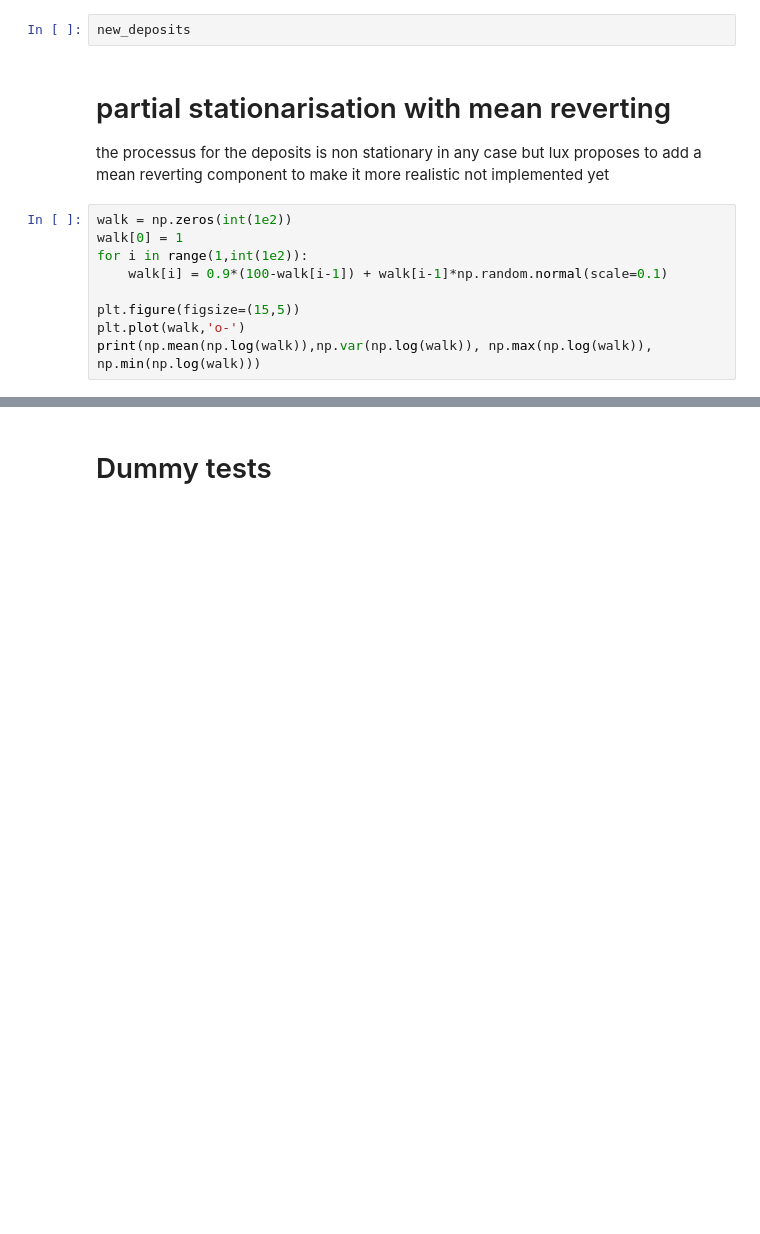
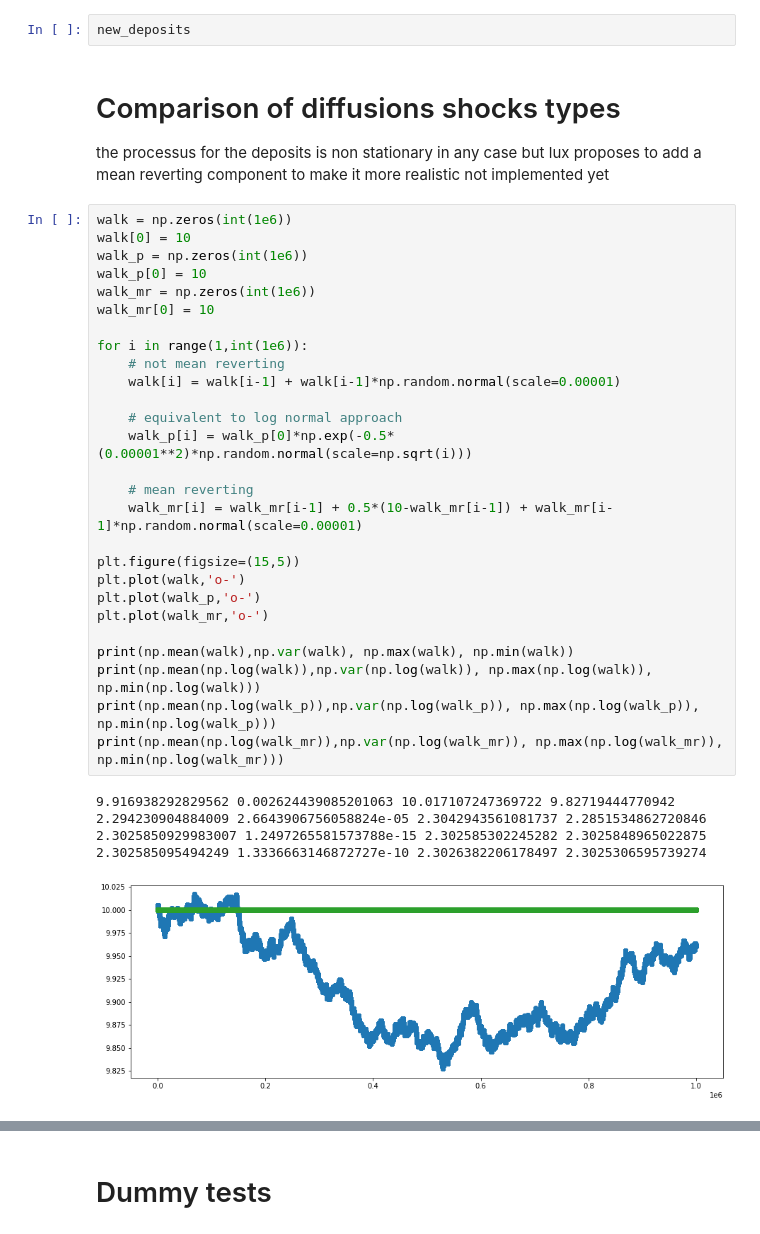
Before and after one commit to Victor-Le-Coz/secured_interbank_network_public, a Jupyter notebook: tests.ipynb, the cells around one changed output, grey strips where cells are left out. Saved outputs shown, nothing was run; the diff lists cells and outputs as text; blank space fills up the shorter version.

```diff
--- a/tests.ipynb
+++ b/tests.ipynb
@@ -105,17 +105,41 @@ bin = plt.hist(new_deposits, bins =200)
 # %%
 new_deposits
 # %% [markdown]
-# partial stationarisation with mean reverting
+# Comparison of diffusions shocks types
 the processus for the deposits is non stationary in any case but lux proposes to add a mean reverting component to make it more realistic
 not implemented yet
 # %%
-walk = np.zeros(int(1e2))
-walk[0] = 1
-for i in range(1,int(1e2)):
-    walk[i] = 0.9*(100-walk[i-1]) + walk[i-1]*np.random.normal(scale=0.1)
+walk = np.zeros(int(1e6))
+walk[0] = 10
+walk_p = np.zeros(int(1e6))
+walk_p[0] = 10
+walk_mr = np.zeros(int(1e6))
+walk_mr[0] = 10
+
+for i in range(1,int(1e6)):
+    # not mean reverting
+    walk[i] = walk[i-1] + walk[i-1]*np.random.normal(scale=0.00001)
+
+    # equivalent to log normal approach
+    walk_p[i] = walk_p[0]*np.exp(-0.5*(0.00001**2)*np.random.normal(scale=np.sqrt(i)))
+
+    # mean reverting
+    walk_mr[i] = walk_mr[i-1] + 0.5*(10-walk_mr[i-1]) + walk_mr[i-1]*np.random.normal(scale=0.00001)
 
 plt.figure(figsize=(15,5))
 plt.plot(walk,'o-')
+plt.plot(walk_p,'o-')
+plt.plot(walk_mr,'o-')
+
+print(np.mean(walk),np.var(walk), np.max(walk), np.min(walk))
 print(np.mean(np.log(walk)),np.var(np.log(walk)), np.max(np.log(walk)), np.min(np.log(walk)))
+print(np.mean(np.log(walk_p)),np.var(np.log(walk_p)), np.max(np.log(walk_p)), np.min(np.log(walk_p)))
+print(np.mean(np.log(walk_mr)),np.var(np.log(walk_mr)), np.max(np.log(walk_mr)), np.min(np.log(walk_mr)))
+# %% [output]
+9.916938292829562 0.002624439085201063 10.017107247369722 9.82719444770942
+2.294230904884009 2.6643906756058824e-05 2.3042943561081737 2.2851534862720846
+2.3025850929983007 1.2497265581573788e-15 2.302585302245282 2.3025848965022875
+2.302585095494249 1.3336663146872727e-10 2.3026382206178497 2.3025306595739274
+[figure, added]
 # %%
 bin  = plt.hist(walk, bins=50)
```
Also changed, not shown: parts of 13 cells of this notebook, 6 other files.
